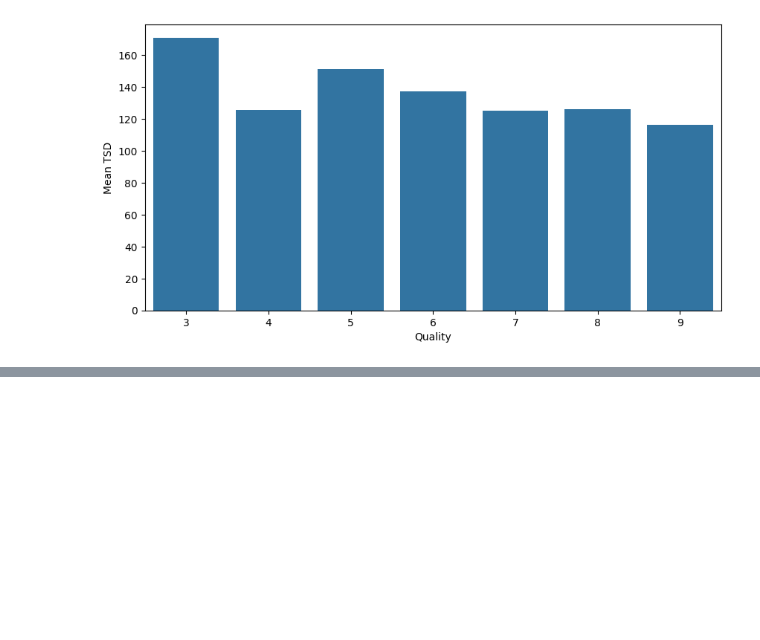
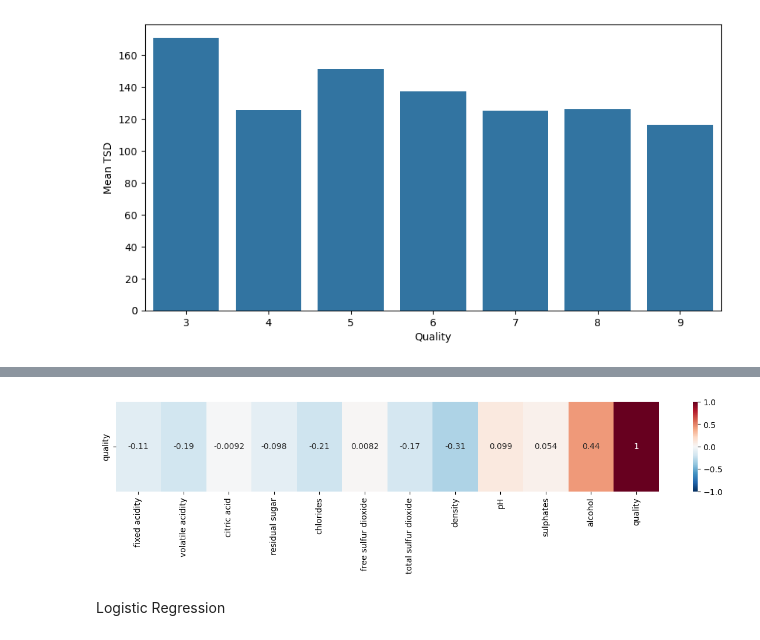
Before and after one commit to Seleniaaaa1998/scikit-learn, a Jupyter notebook: wine-quality.ipynb, the cells around one changed output, grey strips where cells are left out. Saved outputs shown, nothing was run; the diff lists cells and outputs as text; code cells hidden in the pictures; blank space fills up the shorter version.

```diff
--- a/wine-quality.ipynb
+++ b/wine-quality.ipynb
@@ -129,0 +201,24 @@ plt.show()
+# %%
+# ATTENTION! in the notebook this is the code, but if you have an error you can use mine below
+#plt.figure(figsize=(15,2))
+#sns.heatmap(df.corr().iloc[[-1]],
+            #cmap='RdBu_r',
+            #annot=True,
+            #vmin=-1, vmax=1)
+
+
+# Heatmap of correlations - corrected version (to avoid errors caused by categorical columns)
+
+# Select only numerical columns for correlation calculation
+df_numeric = df.select_dtypes(include=[np.number])
+
+plt.figure(figsize=(15,2))
+sns.heatmap(
+    df_numeric.corr().iloc[[-1]],  # correlation of all features with the last column (quality)
+    cmap='RdBu_r',
+    annot=True,
+    vmin=-1, vmax=1
+)
+plt.show()
+# %% [output]
+[figure, added]
@@ -129,0 +238,2 @@ plt.show()
+# %% [markdown]
+Logistic Regression
```
Also changed, not shown: parts of 19 cells of this notebook, 2 other files.
